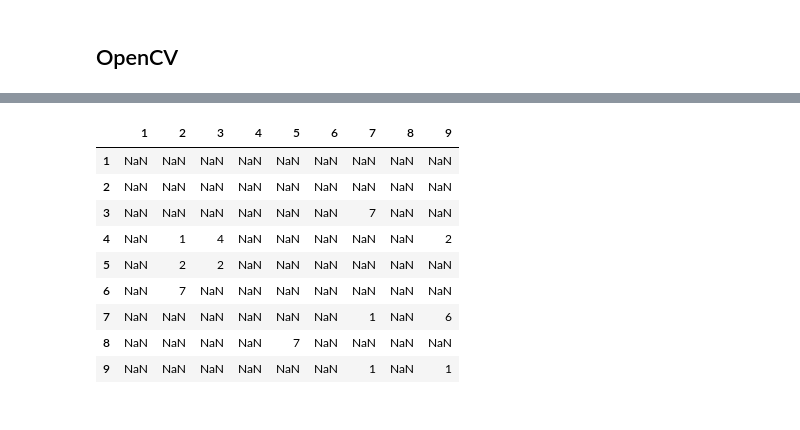
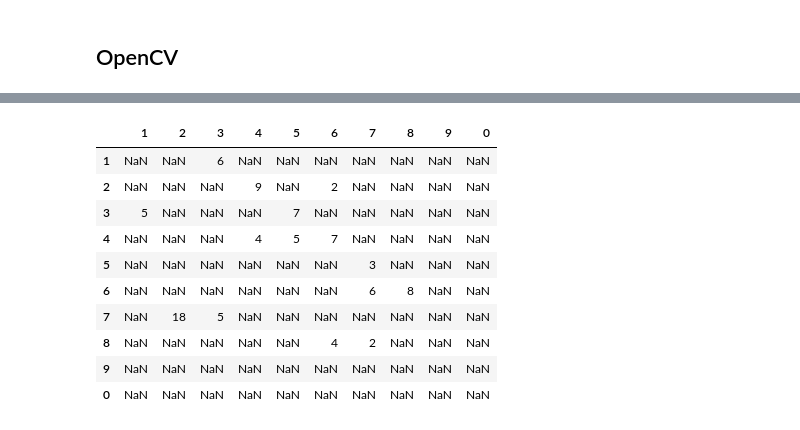
Before and after one commit to Rhinestone1337/sudoku-solver, a Jupyter notebook: sudoku pulp opencv.ipynb, the cells around one changed output, grey strips where cells are left out. Cells and saved outputs as stored; diff of their text form; code cells hidden in the pictures.

```diff
--- a/sudoku pulp opencv.ipynb
+++ b/sudoku pulp opencv.ipynb
@@ -10,10 +10,11 @@ import pytesseract
 import cv2
 import numpy as np
 import pandas as pd
-from tensorflow.keras.models import load_model
 import imutils
 from imutils import contours
 import matplotlib.pyplot as plt
+
+pytesseract.pytesseract.tesseract_cmd = r"C:\Program Files\Tesseract-OCR\tesseract.exe"
 %matplotlib inline
 # %%
 nums = [*map(str, [*range(1,10)])]
@@ -127,7 +128,7 @@ def split_boxes(board, input_size):
             boxes.append(box)
     return boxes
 # %%
-img = cv2.imread('examples/7.png')
+img = cv2.imread('examples/3.jpg')
 
 # Finding a sudoku square
 blurry = cv2.GaussianBlur(img, (13, 13), 5)
@@ -187,7 +188,6 @@ for row in sudoku_rows:
         result = cv2.bitwise_and(img, mask)
         result[mask==0] = 255
         text = pytesseract.image_to_string(result, config="--psm 10 digits")
-        # cv2.imwrite(fr"C:\Users\lol\Sudoku\sudoku\rec_samples\{i}.png", result)
         tesser.append(text[:text.find('\n')])
         i += 1
 
@@ -203,8 +202,0 @@ ax[4].imshow(board)
-# %%
-fig, ax = plt.subplots(9, 9, figsize=(10,10))
-split = np.split(board, 9, axis=1)
-for i,j  in enumerate(split):
-    digs = np.split(j, 9)
-    for l,d in enumerate(digs):
-        ax[l][i].imshow(d)
-        ax[l][i].axis('off')
@@ -222,0 +203,11 @@ print(pytesseract.image_to_string(board, config='--psm 6 digits'))
+# %%
+df_final = pd.DataFrame(index=range(1, 10), columns=range(1, 10))
+
+fig, ax = plt.subplots(9, 9, figsize=(5,5))
+split = np.split(board, 9, axis=1)
+for col,j  in enumerate(split):
+    digs = np.split(j, 9)
+    for row,d in enumerate(digs):
+        ax[row][col].imshow(d)
+        ax[row][col].axis('off')
+        df_final.loc[row, col] = pytesseract.image_to_string(d, config='--psm 10 digits')
@@ -223,19 +216,19 @@ print(pytesseract.image_to_string(board, config='--psm 6 digits'))
 # %%
-df = pd.DataFrame(np.array(tesser).reshape(9,9), index=range(1,10), columns=range(1,10))
-df = df.applymap(lambda x: ''.join(re.findall('[1-9]', x)))
-df = df[~(df=='')]
-# for col in df:
-#     for row in col:
-#         df.index[df[row]=='3'].tolist()
-df
+df_final.fillna('', inplace=True)
+df_final = df_final.applymap(lambda x: x[:x.find('\n')])
+df_final = df_final.applymap(lambda x: ''.join(re.findall('[1-9]', x)))
+df_final = df_final[~(df_final=='')]
+
+df_final
 # %% [output]
-|  | 1 | 2 | 3 | 4 | 5 | 6 | 7 | 8 | 9 |
-| 1 | NaN | NaN | NaN | NaN | NaN | NaN | NaN | NaN | NaN |
-| 2 | NaN | NaN | NaN | NaN | NaN | NaN | NaN | NaN | NaN |
-| 3 | NaN | NaN | NaN | NaN | NaN | NaN | 7 | NaN | NaN |
-| 4 | NaN | 1 | 4 | NaN | NaN | NaN | NaN | NaN | 2 |
-| 5 | NaN | 2 | 2 | NaN | NaN | NaN | NaN | NaN | NaN |
-| 6 | NaN | 7 | NaN | NaN | NaN | NaN | NaN | NaN | NaN |
-| 7 | NaN | NaN | NaN | NaN | NaN | NaN | 1 | NaN | 6 |
-| 8 | NaN | NaN | NaN | NaN | 7 | NaN | NaN | NaN | NaN |
-| 9 | NaN | NaN | NaN | NaN | NaN | NaN | 1 | NaN | 1 |
+|  | 1 | 2 | 3 | 4 | 5 | 6 | 7 | 8 | 9 | 0 |
+| 1 | NaN | NaN | 6 | NaN | NaN | NaN | NaN | NaN | NaN | NaN |
+| 2 | NaN | NaN | NaN | 9 | NaN | 2 | NaN | NaN | NaN | NaN |
+| 3 | 5 | NaN | NaN | NaN | 7 | NaN | NaN | NaN | NaN | NaN |
+| 4 | NaN | NaN | NaN | 4 | 5 | 7 | NaN | NaN | NaN | NaN |
+| 5 | NaN | NaN | NaN | NaN | NaN | NaN | 3 | NaN | NaN | NaN |
+| 6 | NaN | NaN | NaN | NaN | NaN | NaN | 6 | 8 | NaN | NaN |
+| 7 | NaN | 18 | 5 | NaN | NaN | NaN | NaN | NaN | NaN | NaN |
+| 8 | NaN | NaN | NaN | NaN | NaN | 4 | 2 | NaN | NaN | NaN |
+| 9 | NaN | NaN | NaN | NaN | NaN | NaN | NaN | NaN | NaN | NaN |
+| 0 | NaN | NaN | NaN | NaN | NaN | NaN | NaN | NaN | NaN | NaN |
```
Also changed, not shown: parts of 4 cells of this notebook.
